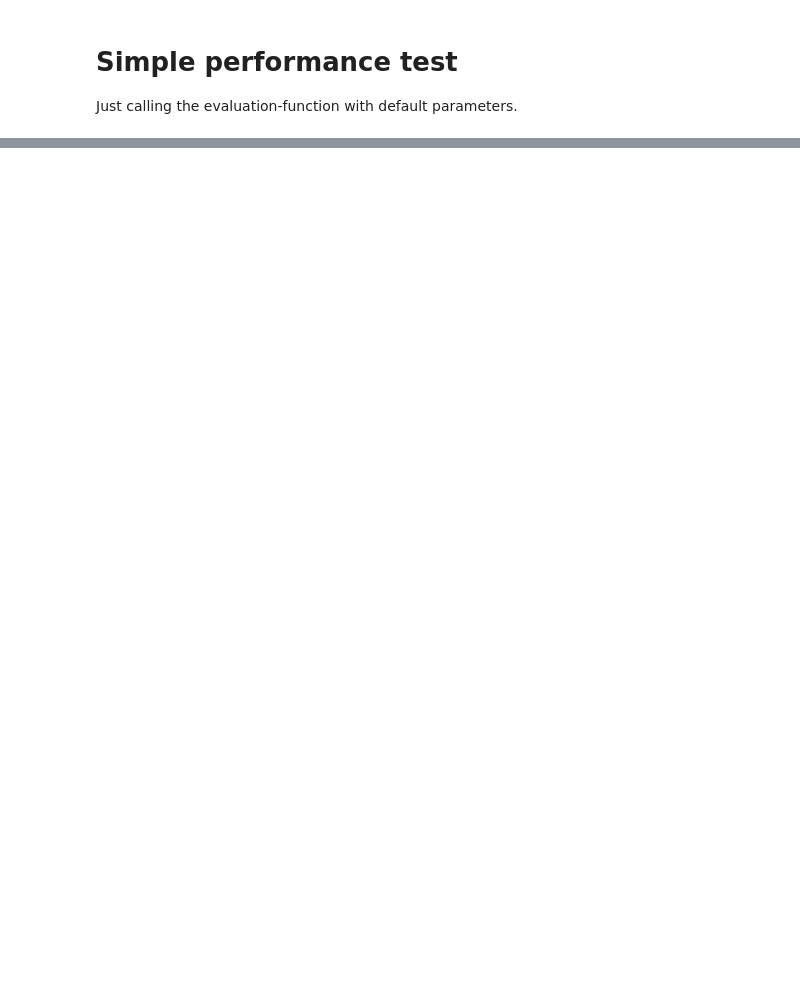
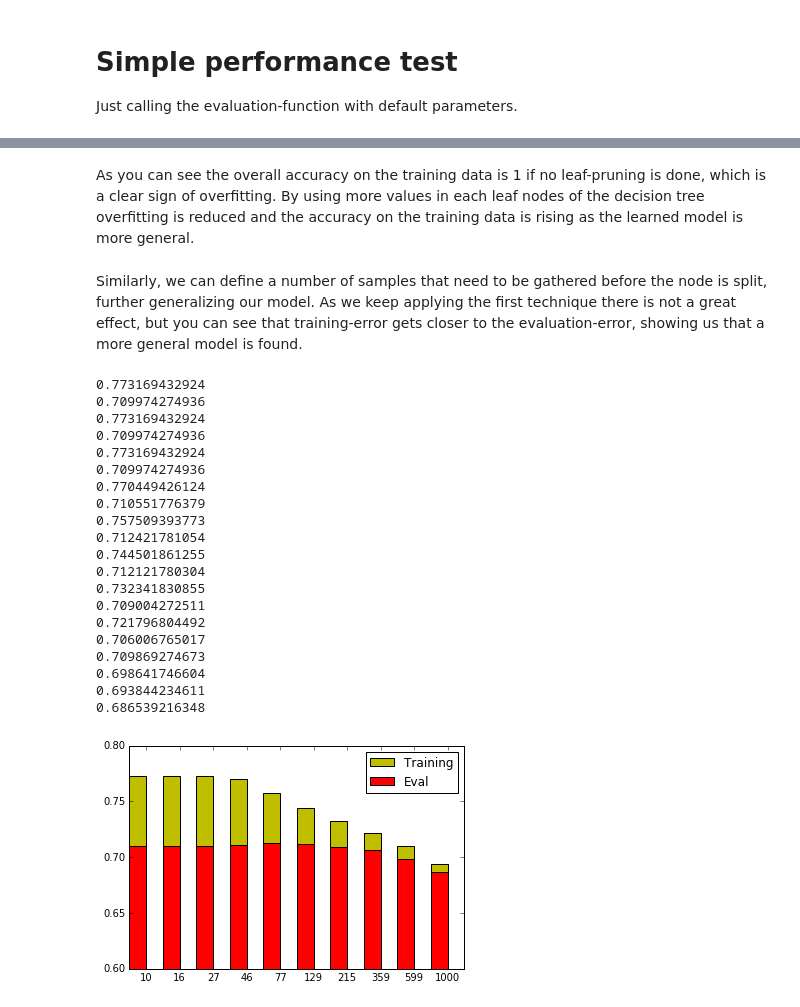
Before and after one commit to bergnerbenjamin/atml, a Jupyter notebook: main/Decision Tree.ipynb, the cells around one changed output, grey strips where cells are left out. Cells and saved outputs as stored; diff of their text form; code cells hidden in the pictures; blank space fills up the shorter version.

Commit message:
finalising decision tree documentation

```diff
--- a/main/Decision Tree.ipynb
+++ b/main/Decision Tree.ipynb
@@ -70,0 +99,46 @@ accuracy on evaluation data:
+# %% [markdown]
+As you can see the overall accuracy on the training data is 1 if no leaf-pruning is done, which is a clear sign of overfitting.
+By using more values in each leaf nodes of the decision tree overfitting is reduced and the accuracy on the training data is rising as the learned model is more general.
+# %% [markdown]
+Similarly, we can define a number of samples that need to be gathered before the node is split, further generalizing our model. As we keep applying the first technique there is not a great effect, but you can see that training-error gets closer to the evaluation-error, showing us that a more general model is found.
+# %%
+# try to use more samples per leaf
+plot_data_num = []
+plot_data_accuracy = []
+plot_data_accuracy1 = []
+for num in np.logspace(1, 3, 10):
+    a = print_prediction(training_data, eval_data, min_samples_split=num, min_samples_leaf=20)
+    plot_data_num.append(int(num))
+    plot_data_accuracy.append(a[0])
+    plot_data_accuracy1.append(a[1])
+
+plot1 =  plt.bar(np.arange(len(plot_data_accuracy)), plot_data_accuracy, width=0.5, color="y")
+
+plot = plt.bar(np.arange(len(plot_data_accuracy1)), plot_data_accuracy1, width=0.5, color="r")
+plt.legend((plot1[0], plot[0]), ('Training', 'Eval'))
+plt.ylim(ymin=.6)
+plt.xticks(np.arange(len(plot_data_num))+0.5, plot_data_num)
+
+plt.show()
+# %% [output]
+0.773169432924
+0.709974274936
+0.773169432924
+0.709974274936
+0.773169432924
+0.709974274936
+0.770449426124
+0.710551776379
+0.757509393773
+0.712421781054
+0.744501861255
+0.712121780304
+0.732341830855
+0.709004272511
+0.721796804492
+0.706006765017
+0.709869274673
+0.698641746604
+0.693844234611
+0.686539216348
+[figure, added]
```
Also changed, not shown: parts of 12 cells of this notebook.
